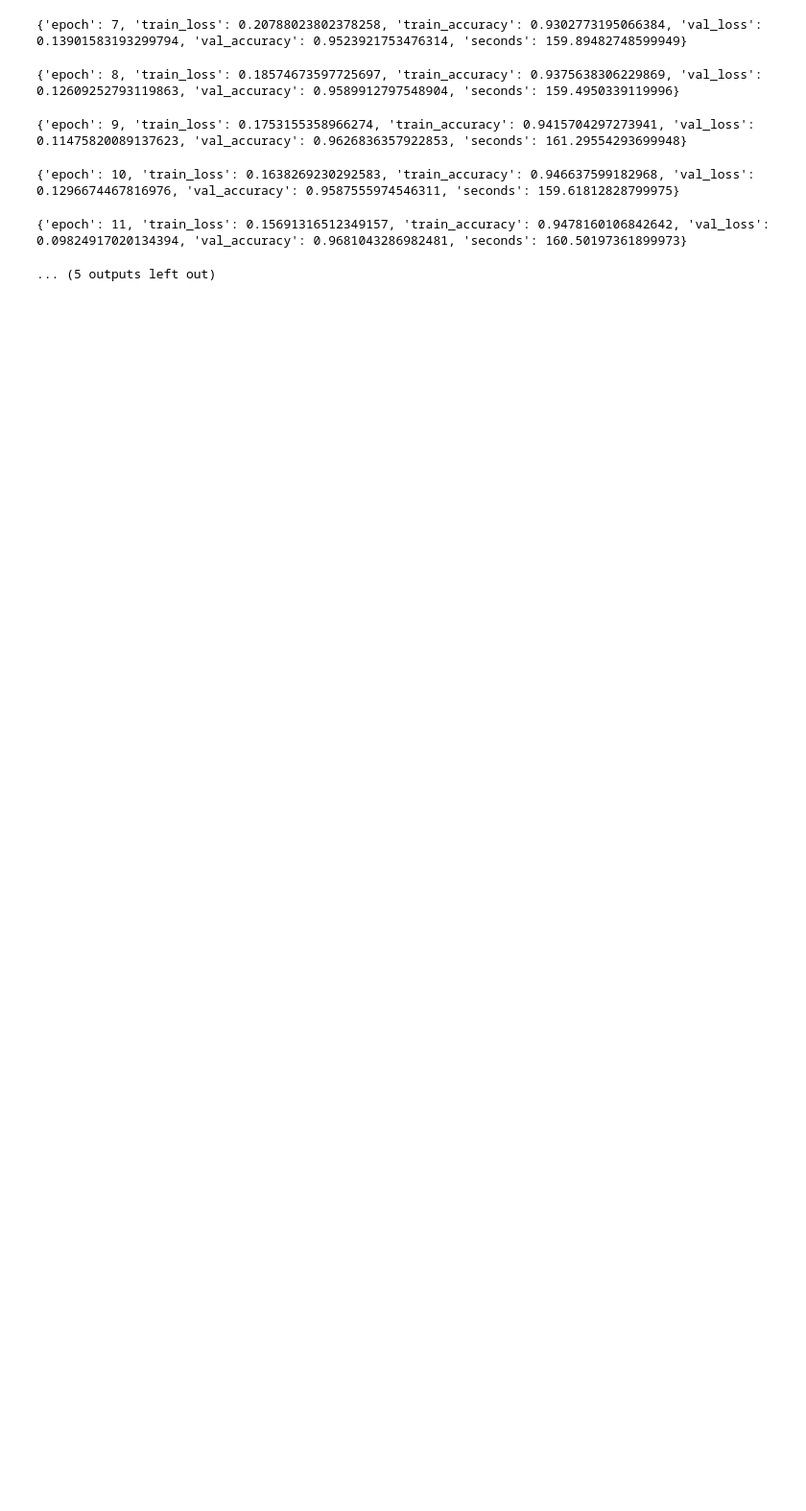
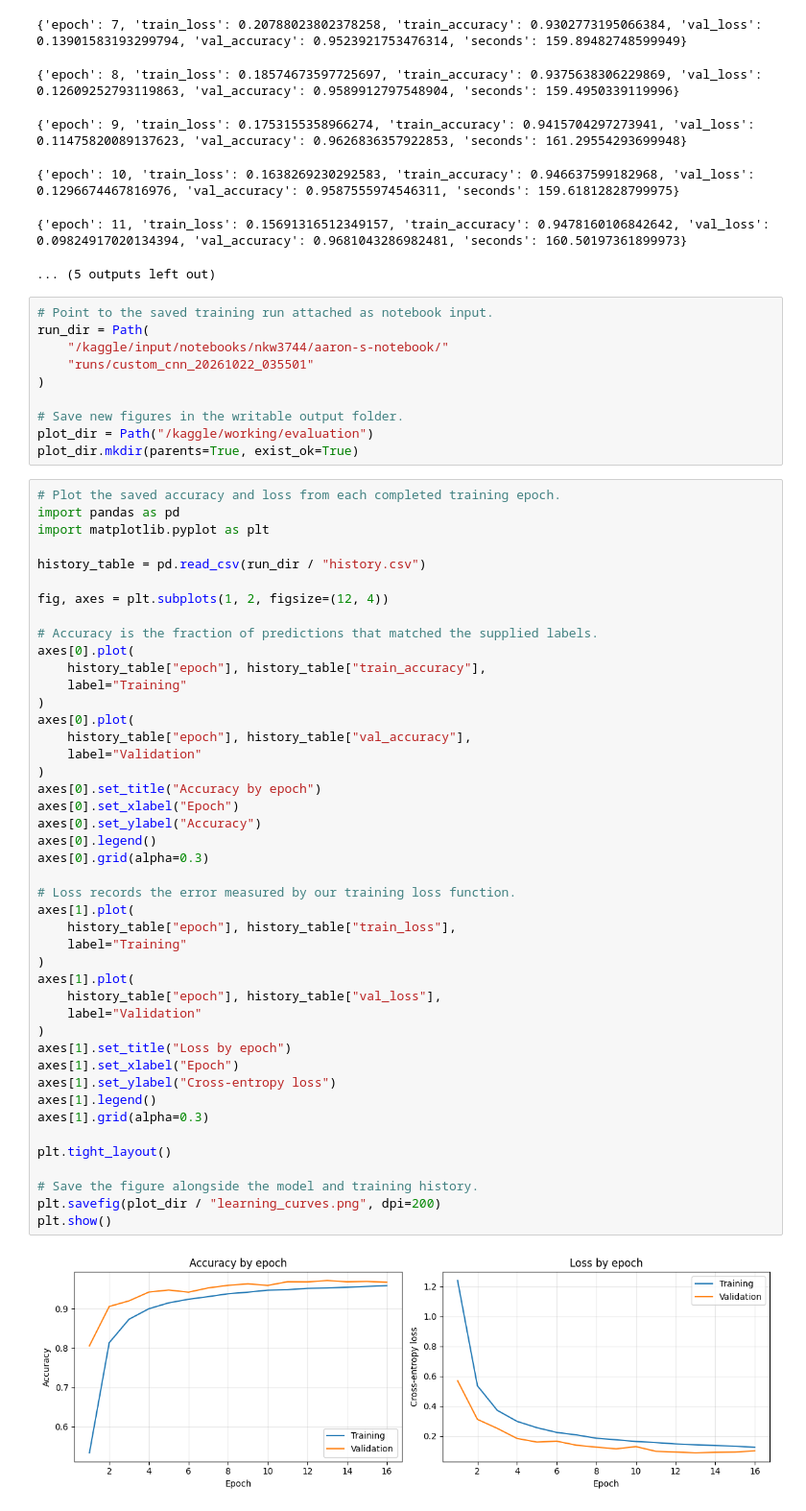
Before and after one commit to Nkw3744/Kaggle_Competition_Aaron, a Jupyter notebook: Kaggle Notebook Aaron.ipynb, the cells around one changed output. Shown at 96% size. Saved outputs shown, nothing was run; the diff lists cells and outputs as text; blank space fills up the shorter version.

Commit message:
Kaggle Notebook | Aaron's Notebook | Version 3

```diff
--- a/Kaggle Notebook Aaron.ipynb
+++ b/Kaggle Notebook Aaron.ipynb
@@ -1027,3 +1027,59 @@ Run outputs: /kaggle/working/runs/custom_cnn_20261022_035501
 {'epoch': 10, 'train_loss': 0.1638269230292583, 'train_accuracy': 0.946637599182968, 'val_loss': 0.1296674467816976, 'val_accuracy': 0.9587555974546311, 'seconds': 159.61812828799975}
 {'epoch': 11, 'train_loss': 0.15691316512349157, 'train_accuracy': 0.9478160106842642, 'val_loss': 0.09824917020134394, 'val_accuracy': 0.9681043286982481, 'seconds': 160.50197361899973}
 ... (5 outputs left out)
+# %%
+# Point to the saved training run attached as notebook input.
+run_dir = Path(
+    "/kaggle/input/notebooks/nkw3744/aaron-s-notebook/"
+    "runs/custom_cnn_20261022_035501"
+)
+
+# Save new figures in the writable output folder.
+plot_dir = Path("/kaggle/working/evaluation")
+plot_dir.mkdir(parents=True, exist_ok=True)
+# %%
+# Plot the saved accuracy and loss from each completed training epoch.
+import pandas as pd
+import matplotlib.pyplot as plt
+
+history_table = pd.read_csv(run_dir / "history.csv")
+
+fig, axes = plt.subplots(1, 2, figsize=(12, 4))
+
+# Accuracy is the fraction of predictions that matched the supplied labels.
+axes[0].plot(
+    history_table["epoch"], history_table["train_accuracy"],
+    label="Training"
+)
+axes[0].plot(
+    history_table["epoch"], history_table["val_accuracy"],
+    label="Validation"
+)
+axes[0].set_title("Accuracy by epoch")
+axes[0].set_xlabel("Epoch")
+axes[0].set_ylabel("Accuracy")
+axes[0].legend()
+axes[0].grid(alpha=0.3)
+
+# Loss records the error measured by our training loss function.
+axes[1].plot(
+    history_table["epoch"], history_table["train_loss"],
+    label="Training"
+)
+axes[1].plot(
+    history_table["epoch"], history_table["val_loss"],
+    label="Validation"
+)
+axes[1].set_title("Loss by epoch")
+axes[1].set_xlabel("Epoch")
+axes[1].set_ylabel("Cross-entropy loss")
+axes[1].legend()
+axes[1].grid(alpha=0.3)
+
+plt.tight_layout()
+
+# Save the figure alongside the model and training history.
+plt.savefig(plot_dir / "learning_curves.png", dpi=200)
+plt.show()
+# %% [output]
+[figure, added]
```
Also changed, not shown: parts of 8 cells of this notebook.
